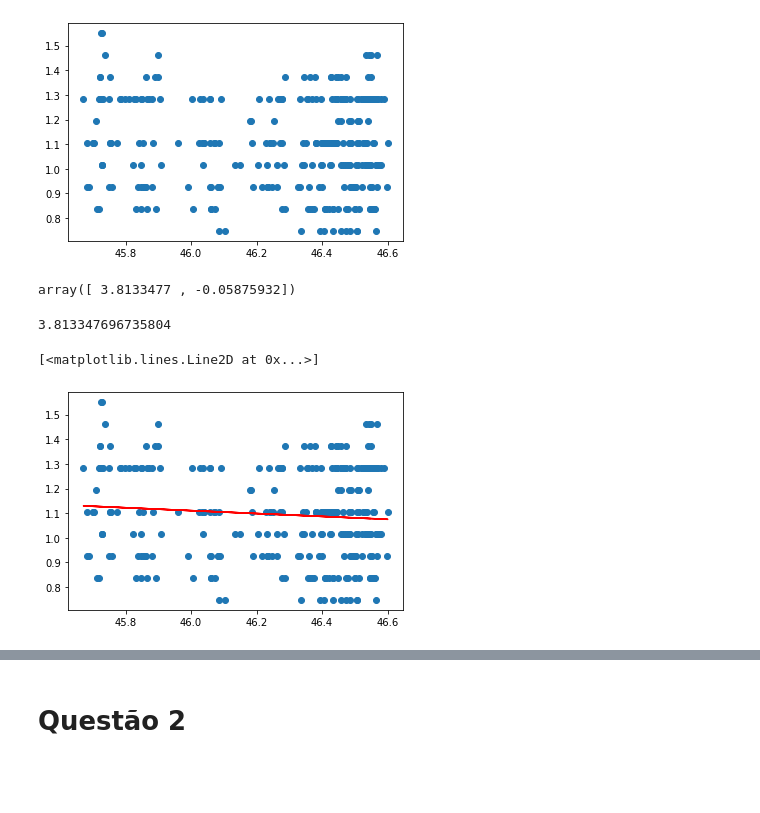
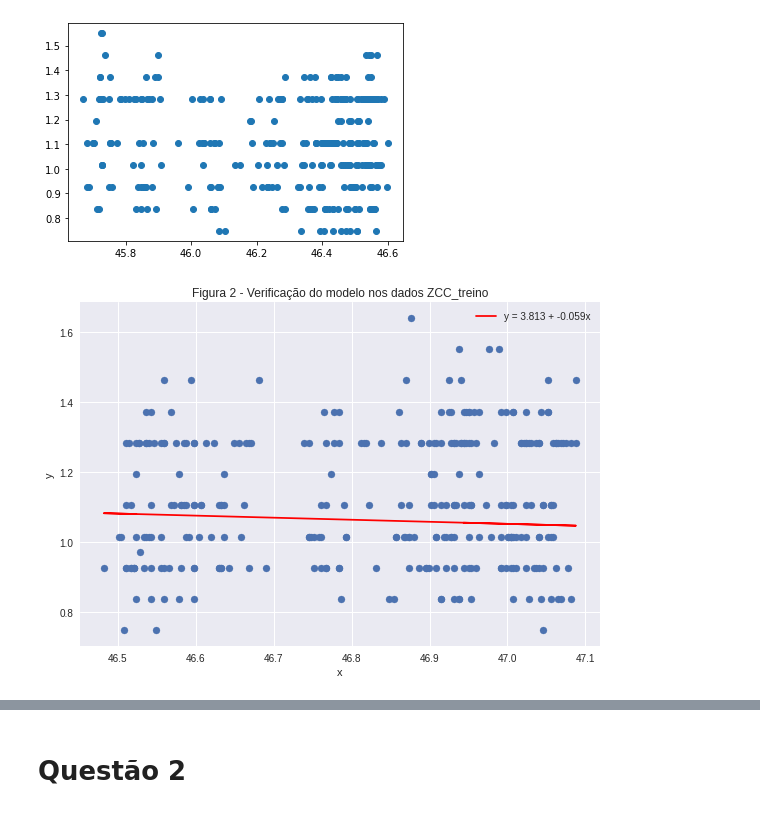
Before and after one commit to ifribeiro/TEI-EstApl, a Jupyter notebook: EPC10.ipynb, the cells around one changed output, grey strips where cells are left out. Saved outputs shown, nothing was run; the diff lists cells and outputs as text; code cells hidden in the pictures; blank space fills up the shorter version.

```diff
--- a/EPC10.ipynb
+++ b/EPC10.ipynb
@@ -52,4 +50,0 @@ res1 = m1.fit()
-# %%
-res1.params
-# %% [output]
-array([ 3.8133477 , -0.05875932])
@@ -58,12 +51,14 @@ b0, b1 = res1.params
-# %%
-b0
-# %% [output]
-3.813347696735804
 # %%
-y_hat = [(b0 + b1*xi) for xi in X1]
+Xtreino = ZCC_treino[:, 0]
+Ytreino = ZCC_treino[:, 1]
+y_hat = [(b0 + b1*xi) for xi in Xtreino]
-# %%
-plt.scatter(X1, Y1)
-plt.plot(X1, y_hat, c='red')
-# %% [output]
-[<matplotlib.lines.Line2D at 0x...>]
-[figure, removed]
+# %%
+plt.scatter(Xtreino, Ytreino)
+plt.plot(Xtreino, y_hat, c='red', label='y = {:.3f} + {:.3f}x'.format(b0, b1))
+plt.xlabel("x")
+plt.ylabel("y")
+plt.legend()
+plt.tight_layout()
+plt.title("Figura 2 - Verificação do modelo nos dados ZCC_treino");
+# %% [output]
+[figure, added]
```
Also changed, not shown: parts of 28 cells of this notebook.
